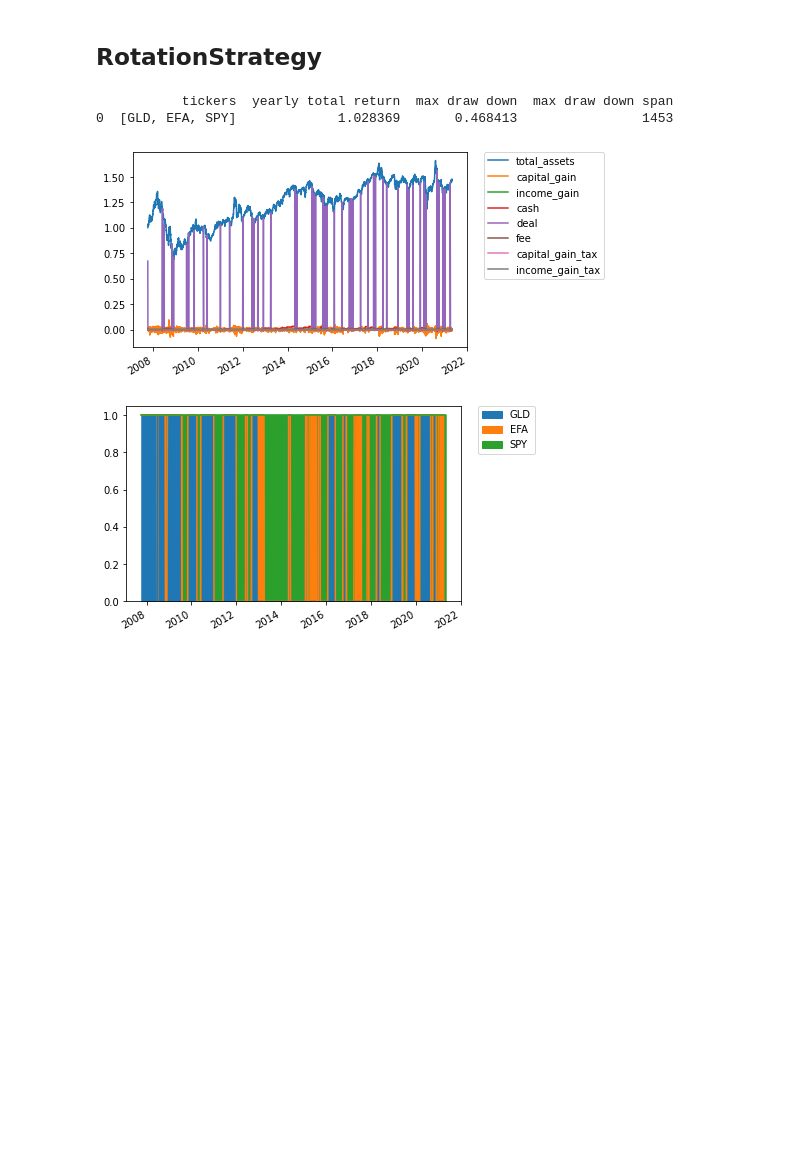
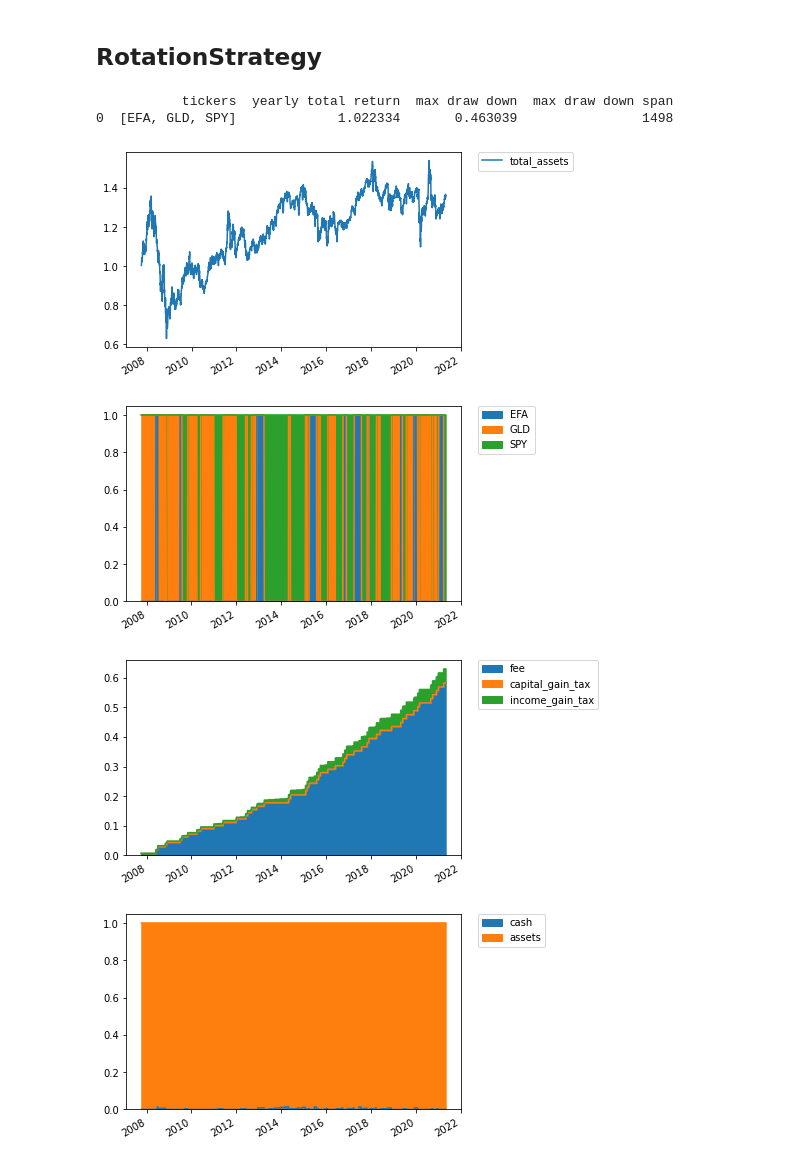
Before and after one commit to sonesuke/mypo, a Jupyter notebook: docs/tutorial/rotation strategy.ipynb, the cells around one changed output. Saved outputs shown, nothing was run; the diff lists cells and outputs as text; code cells hidden in the pictures; blank space fills up the shorter version.

Commit message:
add risk-off strategy (#178)
* mypo-177 risk off strategy

```diff
--- a/docs/tutorial/rotation strategy.ipynb
+++ b/docs/tutorial/rotation strategy.ipynb
@@ -67,25 +65,33 @@ plt.show()
 RotationStrategy
 ----------------------------------------
 # %%
-optimizer = RotationStrategy(risk_free_rate=0.02)
+optimizer = RotationStrategy(risk_free_rate=0.02, do_re_optimize=True)
 runner = Runner(
-    rebalancer=MonthlyRebalancer(optimizer=optimizer, do_re_optimize=True),
+    rebalancer=MonthlyRebalancer(optimizer=optimizer),
 )
 
 runner.run(
     fold=fold,
     verbose=True
 )
 report = runner.report()
 print(report.summary())
-ax = report.history().plot()
+ax = report.history_assets().plot()
 plt.legend(bbox_to_anchor=(1.05, 1), loc='upper left', borderaxespad=0)
 plt.show()
 ax = report.history_weights().plot.area(stacked=True)
 plt.legend(bbox_to_anchor=(1.05, 1), loc='upper left', borderaxespad=0)
 plt.show()
+ax = report.history_cost().plot.area(stacked=True)
+plt.legend(bbox_to_anchor=(1.05, 1), loc='upper left', borderaxespad=0)
+plt.show()
+ax = report.history_cash_vs_assets().plot.area(stacked=True)
+plt.legend(bbox_to_anchor=(1.05, 1), loc='upper left', borderaxespad=0)
+plt.show()
 # %% [output]
            tickers  yearly total return  max draw down  max draw down span
-0  [GLD, EFA, SPY]             1.028369       0.468413                1453
+0  [EFA, GLD, SPY]             1.022334       0.463039                1498
-[figure, old version]
+[figure, new version]
-[figure, old version]
+[figure, new version]
+[figure, added]
+[figure, added]
```
Also changed, not shown: parts of 8 cells of this notebook, 36 other files.
